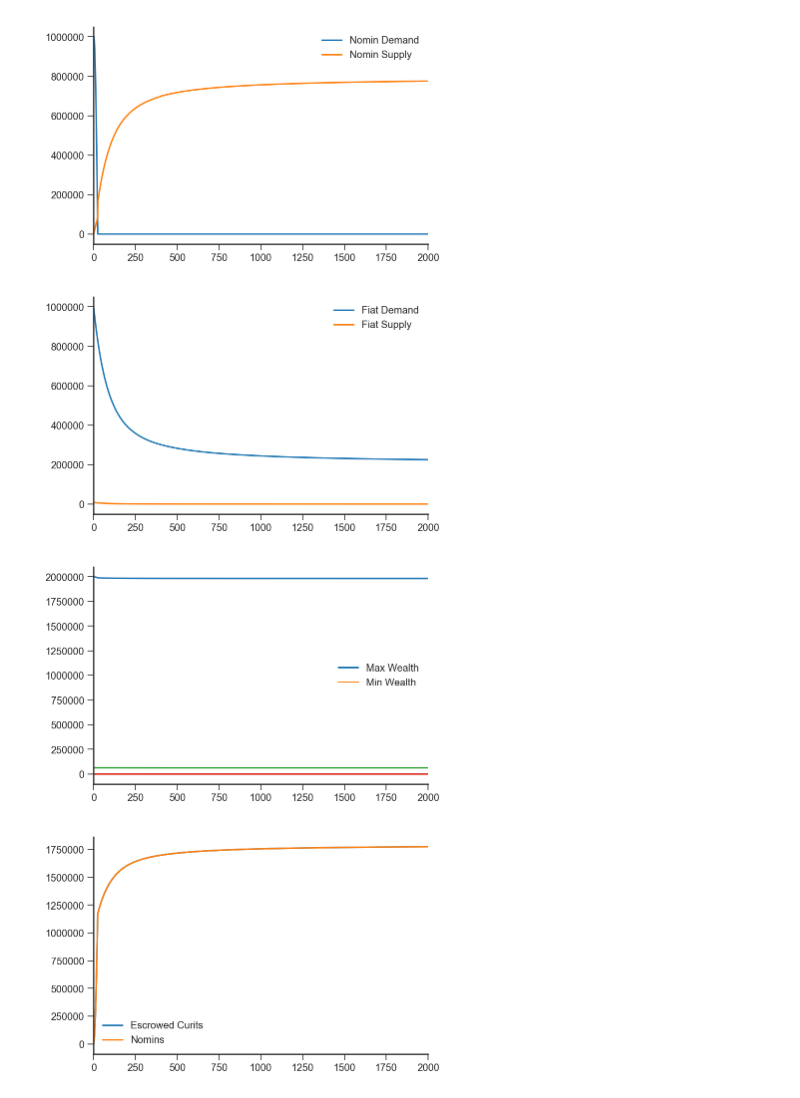
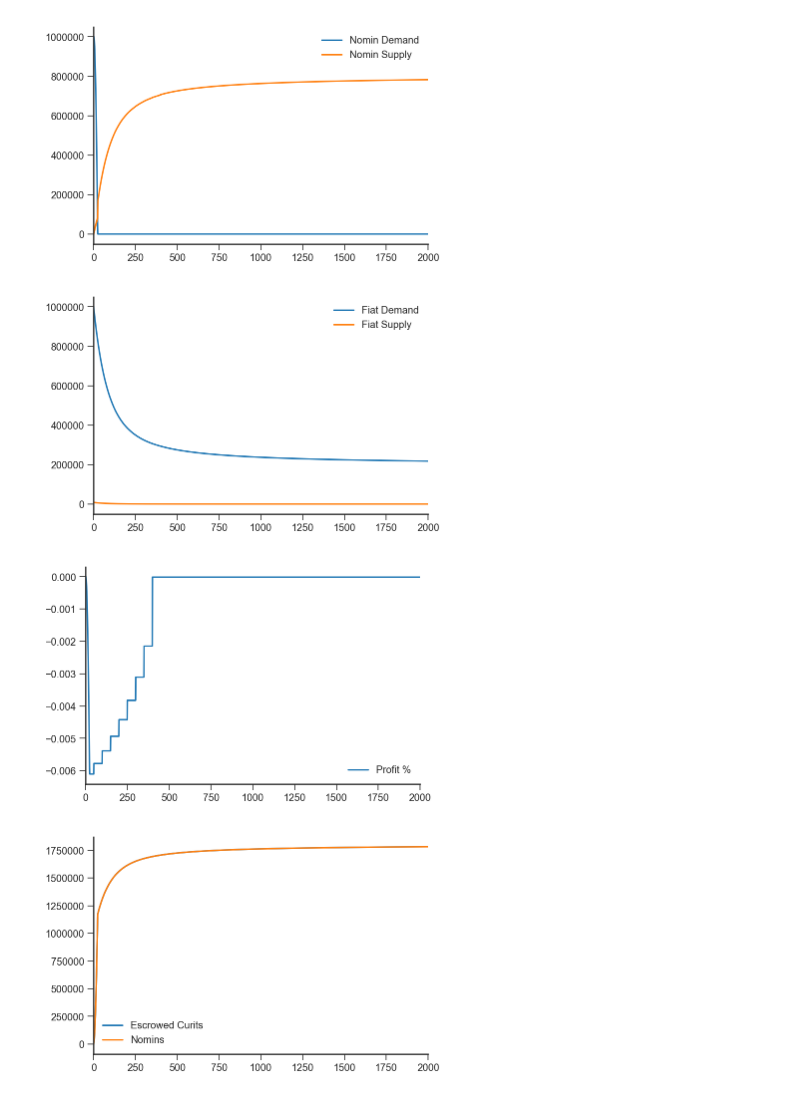
Before and after one commit to Synthetixio/simulation, a Jupyter notebook: simulation/Experiments.ipynb, the cells around one changed output. Saved outputs shown, nothing was run; the diff lists cells and outputs as text; code cells hidden in the pictures.

```diff
--- a/simulation/Experiments.ipynb
+++ b/simulation/Experiments.ipynb
@@ -7,6 +7,7 @@ import matplotlib.pyplot as plt
 import seaborn as sns
 %config InlineBackend.figure_format = 'retina'
 sns.set_style("ticks")
+plt.rc("axes.spines", top=False, right=False)
 # %%
 # Model Parameters
 
@@ -21,39 +22,30 @@ for _ in tqdm(range(ticks)):
 # %%
 # Collect and plot the data
 
-df = havven.collector.get_model_vars_dataframe()
+df = havven.datacollector.get_model_vars_dataframe()
 df[["Curit Demand", "Curit Supply"]].plot()
-sns.despine()
+#sns.despine()
 
 df[["Nomin Demand", "Nomin Supply"]].plot()
-sns.despine()
+#sns.despine()
 
 df[["Fiat Demand", "Fiat Supply"]].plot()
-sns.despine()
+#sns.despine()
 
-df[["Max Wealth", "Min Wealth"]].plot()
-sns.despine()
-
-d[["Profit %"]].plot()
-sns.despine()
-
-df["Wealth SD"].plot()
-sns.despine()
-
-df["Gini"].plot()
-sns.despine()
+df[["Profit %"]].plot()
+#sns.despine()
 
 df[["Escrowed Curits", "Nomins"]].plot()
-sns.despine()
+#sns.despine()
 
 df[["Fee Pool", "Fees Distributed"]].plot()
-sns.despine()
+#sns.despine()
 
 plt.show()
 # %% [output]
 [figure]
 [figure]
 [figure]
-[figure, old version]
+[figure, new version]
 [figure]
 [figure]
```
